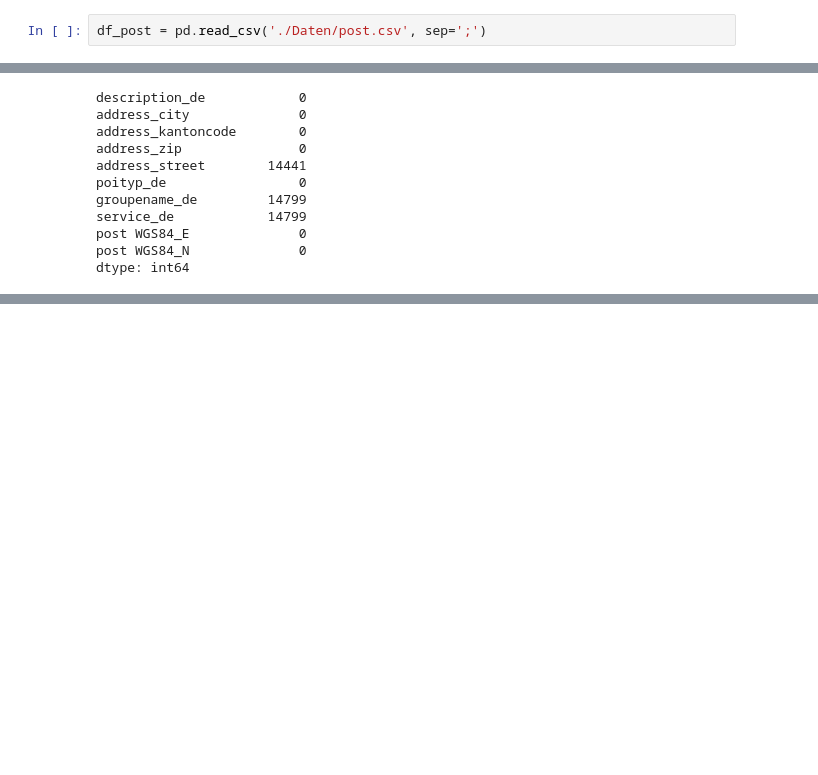
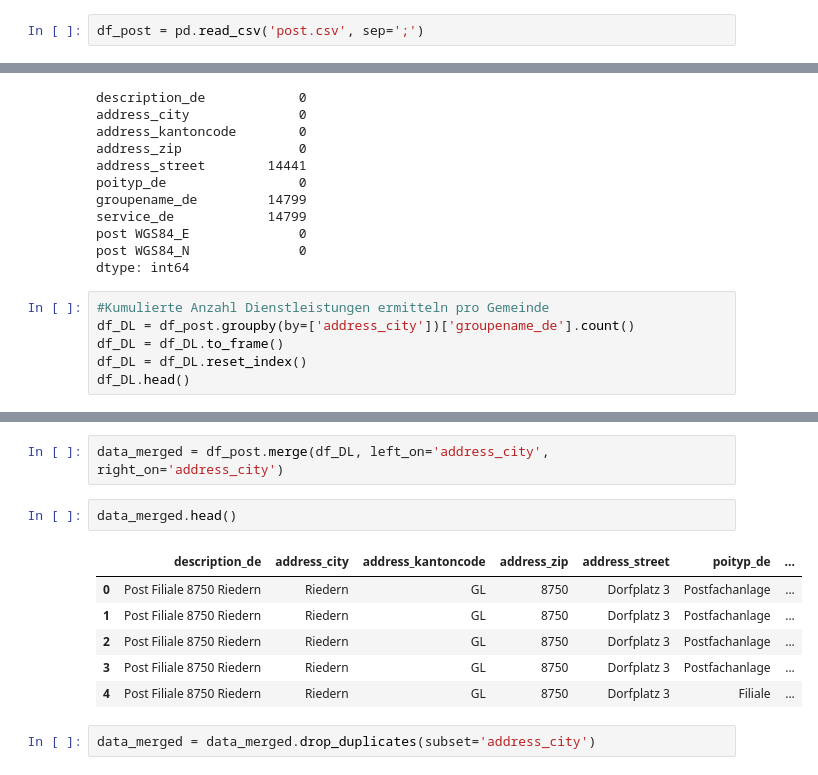
Before and after one commit to BlessMario/Gruppenarbeit1, a Jupyter notebook: Import Post.ipynb, the cells around one changed output, grey strips where cells are left out. Drawn from its saved outputs; the diff is of its cells as text; blank space fills up the shorter version.

```diff
--- a/Import Post.ipynb
+++ b/Import Post.ipynb
@@ -3,7 +3,7 @@ import pandas as pd
 import openpyxl
 import xlrd
 # %%
-df_post = pd.read_csv('./Daten/post.csv', sep=';')
+df_post = pd.read_csv('post.csv', sep=';')
 # %%
 df_post.head()
 # %% [output]
@@ -99,3 +97,9 @@ service_de            14799
 post WGS84_E              0
 post WGS84_N              0
 dtype: int64
+# %%
+#Kumulierte Anzahl Dienstleistungen ermitteln pro Gemeinde
+df_DL = df_post.groupby(by=['address_city'])['groupename_de'].count()
+df_DL = df_DL.to_frame()
+df_DL = df_DL.reset_index()
+df_DL.head()
@@ -117,0 +122,13 @@ df_post
+# %%
+data_merged = df_post.merge(df_DL, left_on='address_city', right_on='address_city')
+# %%
+data_merged.head()
+# %% [output]
+|  | description_de | address_city | address_kantoncode | address_zip | address_street | poityp_de | ... |
+| 0 | Post Filiale 8750 Riedern | Riedern | GL | 8750 | Dorfplatz 3 | Postfachanlage | ... |
+| 1 | Post Filiale 8750 Riedern | Riedern | GL | 8750 | Dorfplatz 3 | Postfachanlage | ... |
+| 2 | Post Filiale 8750 Riedern | Riedern | GL | 8750 | Dorfplatz 3 | Postfachanlage | ... |
+| 3 | Post Filiale 8750 Riedern | Riedern | GL | 8750 | Dorfplatz 3 | Postfachanlage | ... |
+| 4 | Post Filiale 8750 Riedern | Riedern | GL | 8750 | Dorfplatz 3 | Filiale | ... |
+# %%
+data_merged = data_merged.drop_duplicates(subset='address_city')
```
Also changed, not shown: parts of 4 cells of this notebook, 15 other files.
